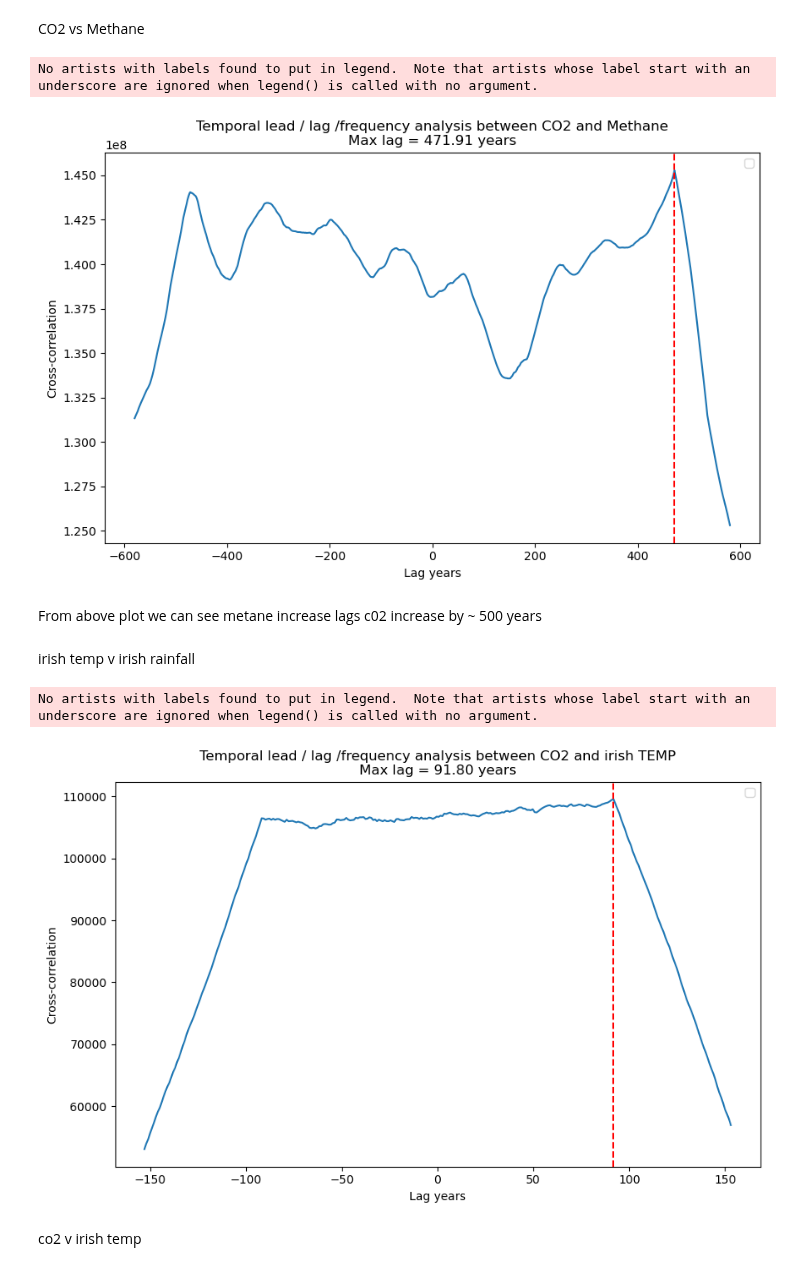
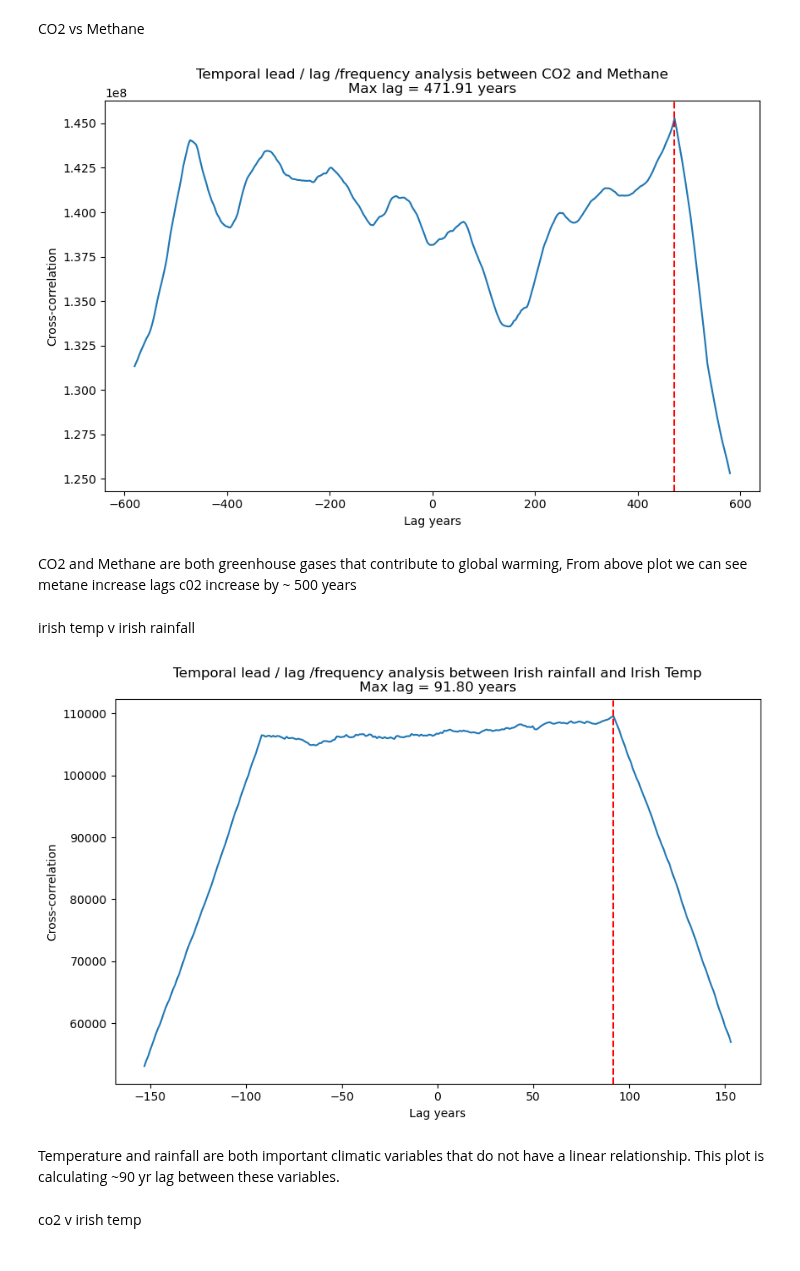
Before and after one commit to dectan/Programming-for-Data-Analysis-Project-2, a Jupyter notebook: Project 2.ipynb, the cells around one changed output. Cells and saved outputs as stored; diff of their text form; code cells hidden in the pictures.

```diff
--- a/Project 2.ipynb
+++ b/Project 2.ipynb
@@ -766,13 +723,12 @@ plt.axvline(max_lag, color='red', linestyle='--')
 plt.xlabel('Lag years')
 plt.ylabel('Cross-correlation')
 plt.title(f'Temporal lead / lag /frequency analysis between CO2 and Methane\nMax lag = {max_lag:.2f} years')
-plt.legend()
+#plt.legend()
 plt.show()
 # %% [output]
-No artists with labels found to put in legend.  Note that artists whose label start with an underscore are ignored when legend() is called with no argument.
 [figure]
 # %% [markdown]
-From above plot we can see metane increase lags c02 increase by ~ 500 years
+CO2 and Methane are both greenhouse gases that contribute to global warming, From above plot we can see metane increase lags c02 increase by ~ 500 years
 # %% [markdown]
 irish temp v irish rainfall
 # %%
@@ -786,15 +740,16 @@ max_lag = lags[np.argmax(corr)]
 # %%
 plt.figure(figsize=(10, 6))
 plt.plot(lags, corr)
 plt.axvline(max_lag, color='red', linestyle='--')
 plt.xlabel('Lag years')
 plt.ylabel('Cross-correlation')
-plt.title(f'Temporal lead / lag /frequency analysis between CO2 and irish TEMP\nMax lag = {max_lag:.2f} years')
-plt.legend()
+plt.title(f'Temporal lead / lag /frequency analysis between Irish rainfall and Irish Temp\nMax lag = {max_lag:.2f} years')
+#plt.legend()
 plt.show()
 # %% [output]
-No artists with labels found to put in legend.  Note that artists whose label start with an underscore are ignored when legend() is called with no argument.
-[figure, old version]
+[figure, new version]
+# %% [markdown]
+Temperature and rainfall are both important climatic variables that do not have a linear relationship. This plot is calculating ~90 yr lag  between these variables.
 # %% [markdown]
 co2 v irish temp
 # %%
```
Also changed, not shown: parts of 50 cells of this notebook.
